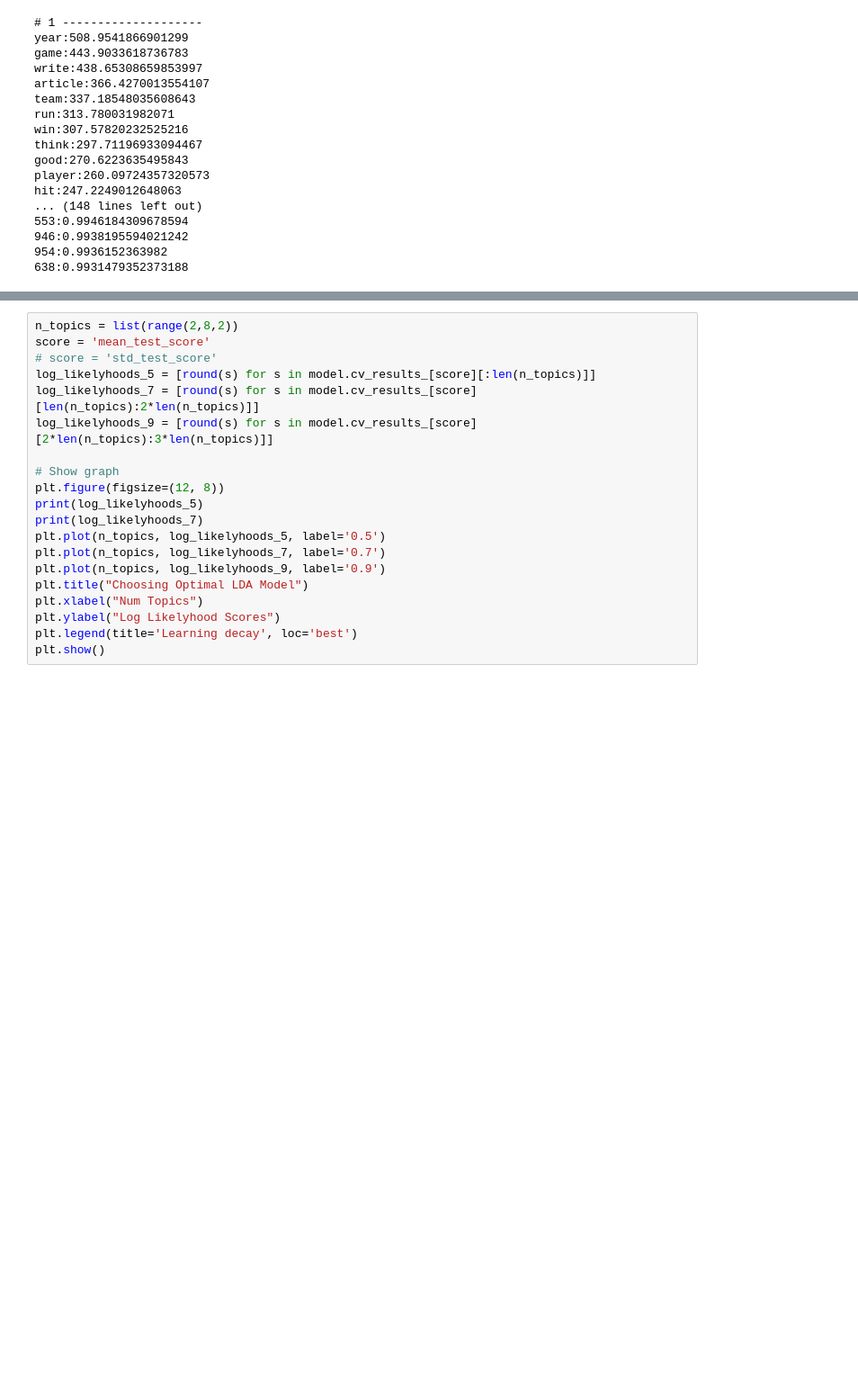
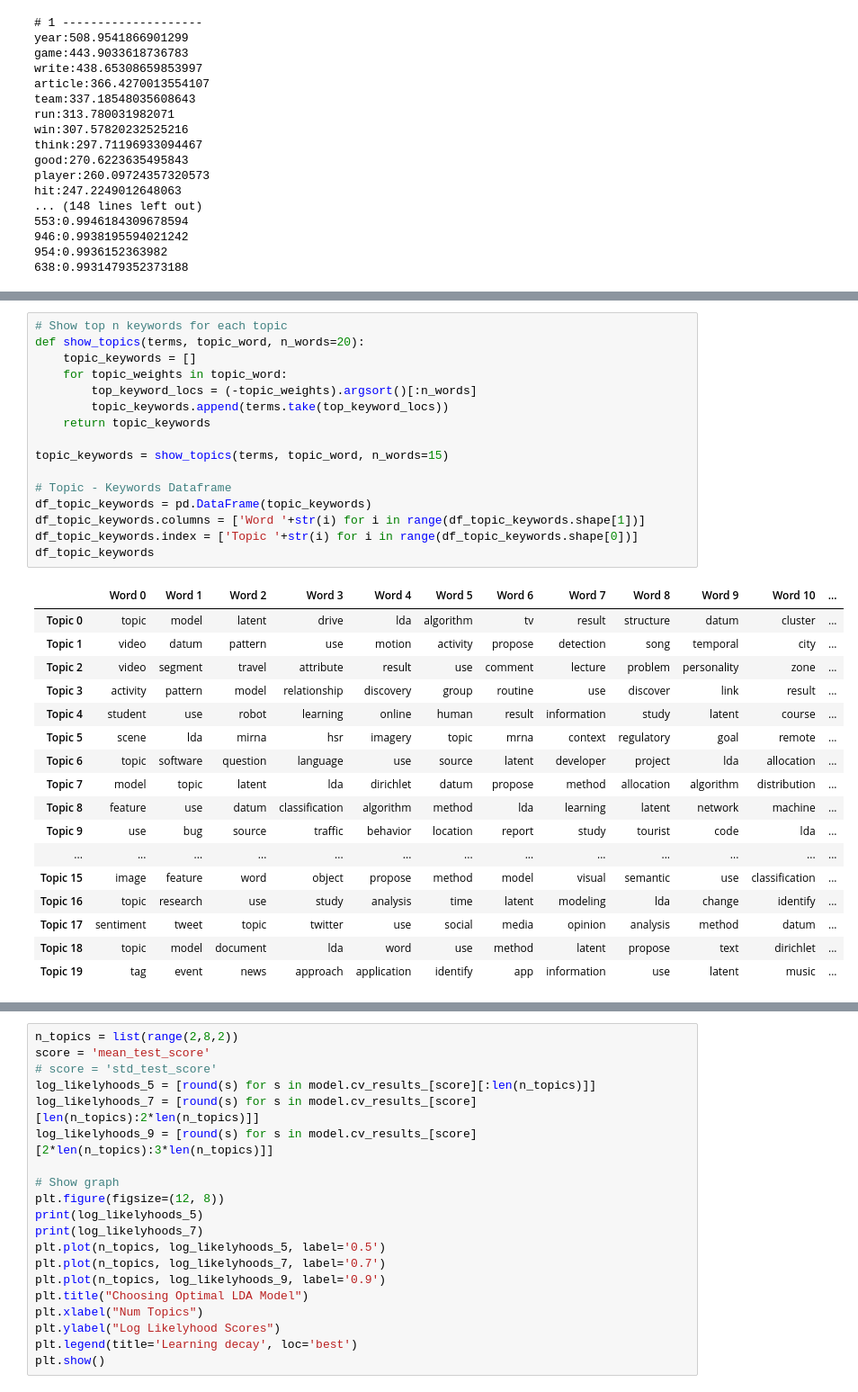
Before and after one commit to brinkpku/extended_lda, a Jupyter notebook: test.ipynb, the cells around one changed output, grey strips where cells are left out. Shown: that part at 90% size. Saved outputs shown, nothing was run; the diff lists cells and outputs as text; blank space fills up the shorter version.

```diff
--- a/test.ipynb
+++ b/test.ipynb
@@ -115,3 +166,37 @@ hit:247.2249012648063
+# %%
+# Show top n keywords for each topic
+def show_topics(terms, topic_word, n_words=20):
+    topic_keywords = []
+    for topic_weights in topic_word:
+        top_keyword_locs = (-topic_weights).argsort()[:n_words]
+        topic_keywords.append(terms.take(top_keyword_locs))
+    return topic_keywords
+
+topic_keywords = show_topics(terms, topic_word, n_words=15)
+
+# Topic - Keywords Dataframe
+df_topic_keywords = pd.DataFrame(topic_keywords)
+df_topic_keywords.columns = ['Word '+str(i) for i in range(df_topic_keywords.shape[1])]
+df_topic_keywords.index = ['Topic '+str(i) for i in range(df_topic_keywords.shape[0])]
+df_topic_keywords
+# %% [output]
+|  | Word 0 | Word 1 | Word 2 | Word 3 | Word 4 | Word 5 | Word 6 | Word 7 | Word 8 | Word 9 | Word 10 | ... |
+| Topic 0 | topic | model | latent | drive | lda | algorithm | tv | result | structure | datum | cluster | ... |
+| Topic 1 | video | datum | pattern | use | motion | activity | propose | detection | song | temporal | city | ... |
+| Topic 2 | video | segment | travel | attribute | result | use | comment | lecture | problem | personality | zone | ... |
+| Topic 3 | activity | pattern | model | relationship | discovery | group | routine | use | discover | link | result | ... |
+| Topic 4 | student | use | robot | learning | online | human | result | information | study | latent | course | ... |
+| Topic 5 | scene | lda | mirna | hsr | imagery | topic | mrna | context | regulatory | goal | remote | ... |
+| Topic 6 | topic | software | question | language | use | source | latent | developer | project | lda | allocation | ... |
+| Topic 7 | model | topic | latent | lda | dirichlet | datum | propose | method | allocation | algorithm | distribution | ... |
+| Topic 8 | feature | use | datum | classification | algorithm | method | lda | learning | latent | network | machine | ... |
+| Topic 9 | use | bug | source | traffic | behavior | location | report | study | tourist | code | lda | ... |
+| ... | ... | ... | ... | ... | ... | ... | ... | ... | ... | ... | ... | ... |
+| Topic 15 | image | feature | word | object | propose | method | model | visual | semantic | use | classification | ... |
+| Topic 16 | topic | research | use | study | analysis | time | latent | modeling | lda | change | identify | ... |
+| Topic 17 | sentiment | tweet | topic | twitter | use | social | media | opinion | analysis | method | datum | ... |
+| Topic 18 | topic | model | document | lda | word | use | method | latent | propose | text | dirichlet | ... |
+| Topic 19 | tag | event | news | approach | application | identify | app | information | use | latent | music | ... |
 # %%
 param = lda.generate_lda_parameter(2,8,2,100)
 tf, _ = lda.extract_feature(lda_input)
```
Also changed, not shown: parts of 7 cells of this notebook, 1 other file.
